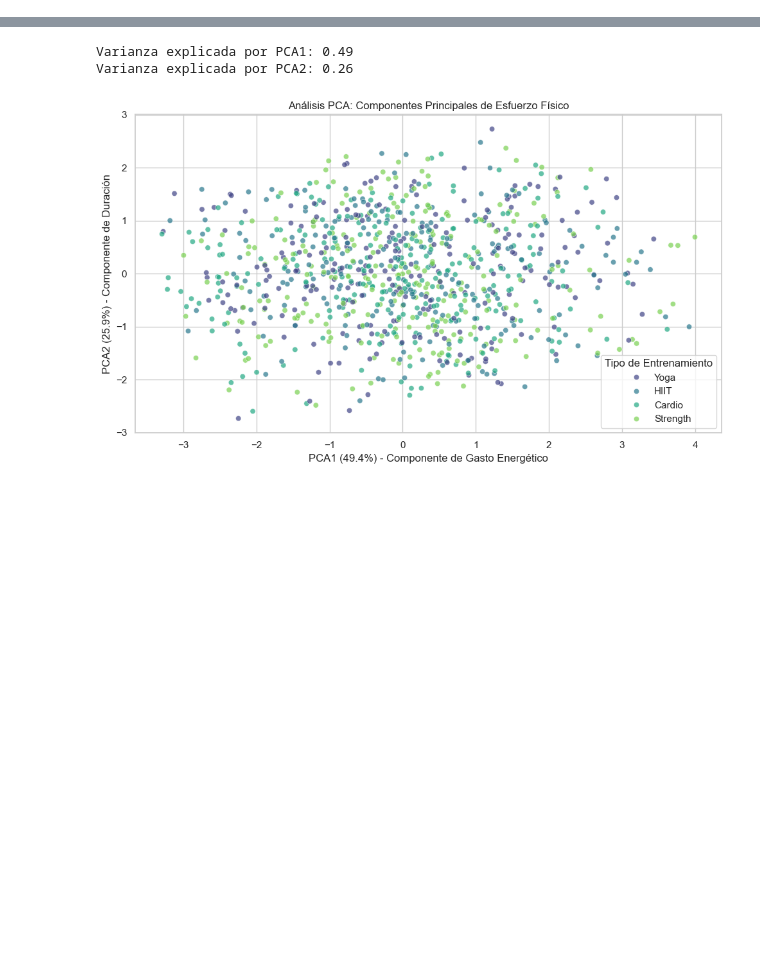
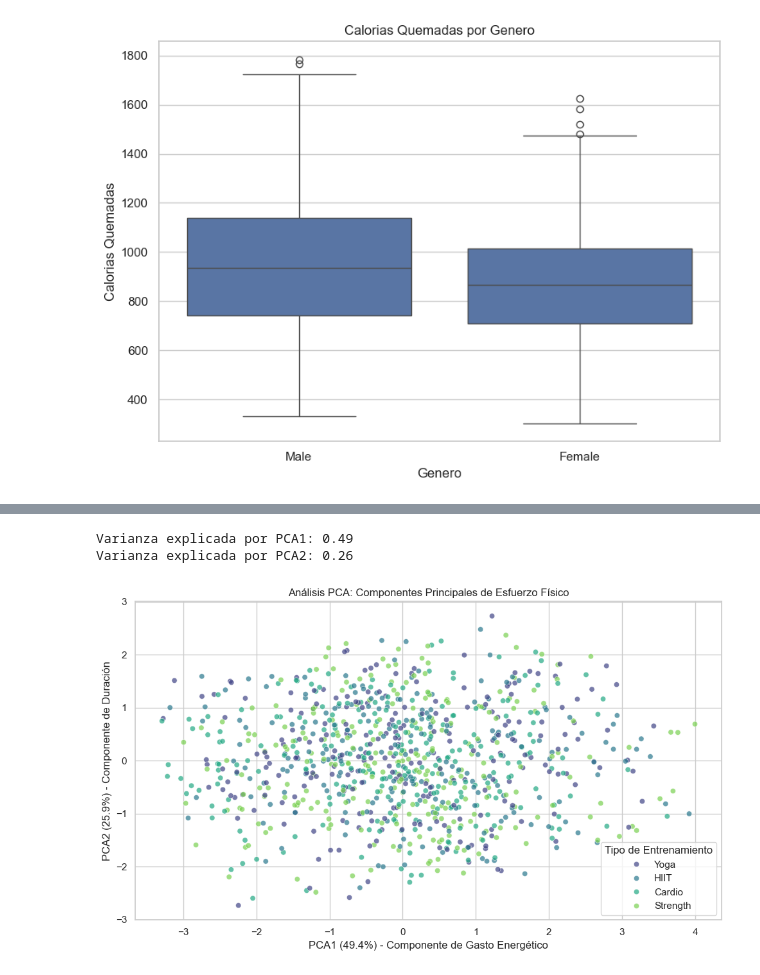
Before and after one commit to DiVillarVega/ml-gym-performance-analysis, a Jupyter notebook: notebooks/01_exploratory_analysis.ipynb, the cells around one changed output, grey strips where cells are left out. Cells and saved outputs as stored; diff of their text form; code cells hidden in the pictures; blank space fills up the shorter version.

```diff
--- a/notebooks/01_exploratory_analysis.ipynb
+++ b/notebooks/01_exploratory_analysis.ipynb
@@ -34,0 +78,11 @@ plt.show()
+# %%
+# Analisis por genero
+plt.figure(figsize=(8, 6))
+sns.boxplot(x='Gender', y='Calories_Burned', data=df)
+plt.title('Calorias Quemadas por Genero')
+plt.xlabel('Genero')
+plt.ylabel('Calorias Quemadas')
+plt.tight_layout()
+plt.show()
+# %% [output]
+[figure, added]
```
Also changed, not shown: parts of 18 cells of this notebook, 49 other files.
